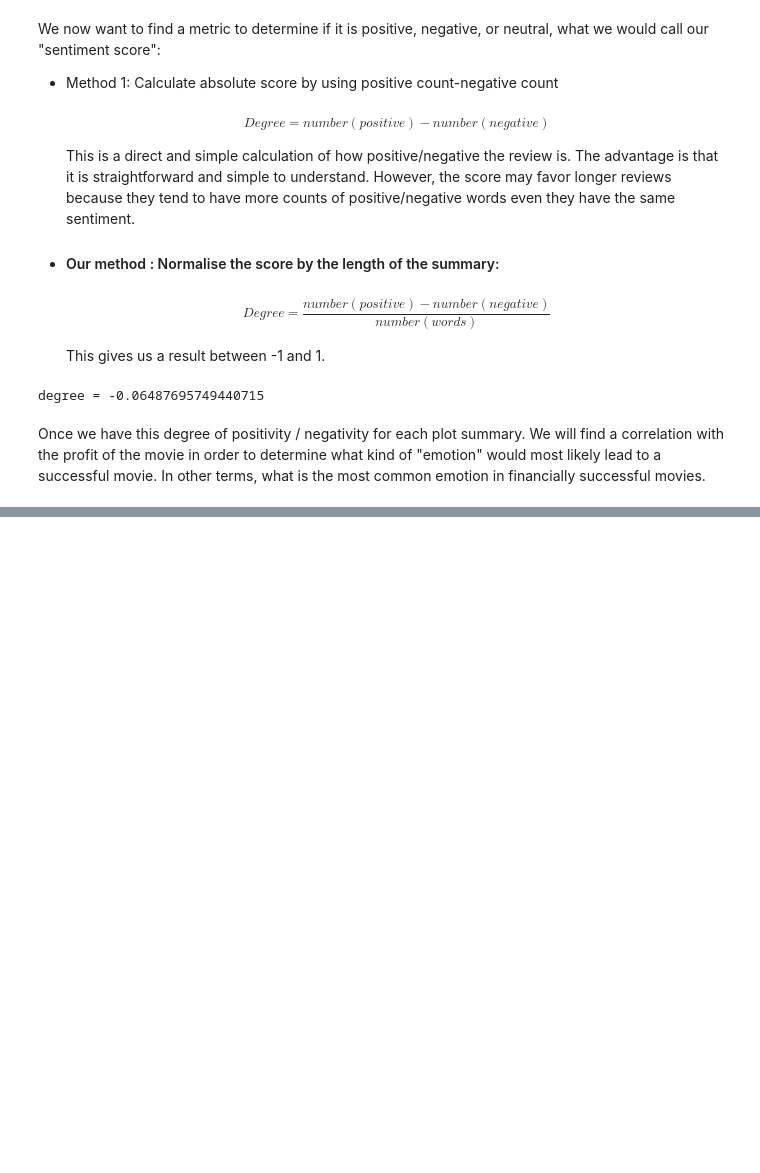
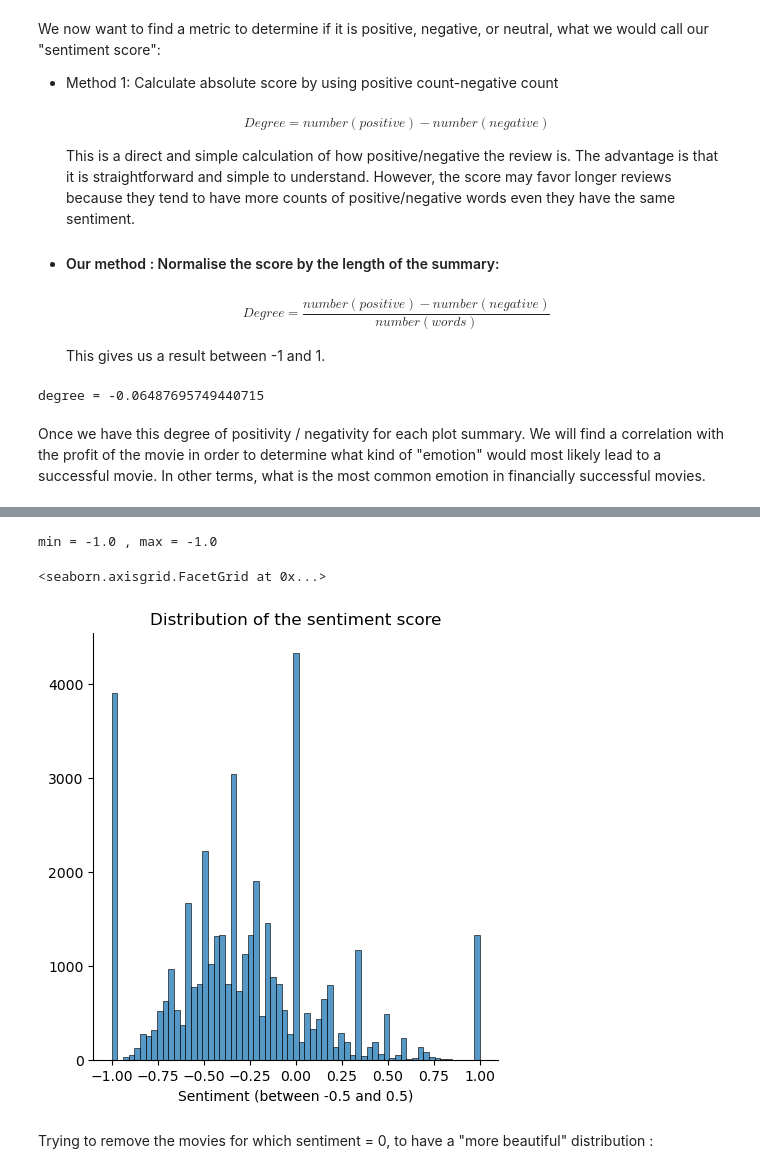
Before and after one commit to epfl-ada/ada-2022-project-mrjulia, a Jupyter notebook: Plot_summary.ipynb, the cells around one changed output, grey strips where cells are left out. Cells and saved outputs as stored; diff of their text form; code cells hidden in the pictures; blank space fills up the shorter version.

Commit message:
Final file plot_summary

```diff
--- a/Plot_summary.ipynb
+++ b/Plot_summary.ipynb
@@ -255,0 +199,27 @@ sns.displot(df_nonzero, x="Sentiment")
+# %%
+def compute_deg(text_string):
+    frequency = {}
+
+    match_pattern = re.findall(r"[\w']+", text_string)
+    match_pattern = [m for m in match_pattern if not m.istitle()]
+    match_pattern = [m for m in match_pattern if not m.isdigit()]
+
+    for word in match_pattern:
+        if word in stop_words:
+            continue
+        count = frequency.get(word,0)
+        frequency[word] = count + 1
+
+    frequency_list = frequency.keys()
+    len_neg = len(list(set(frequency_list) & set(negative_list)))
+    len_pos = len(list(set(frequency_list) & set(positive_list)))
+    len_total = len(frequency_list)
+
+    lenn = len_pos+len_neg
+    if(lenn==0):
+        degree = 0
+    else:
+        #degree = (len_pos-len_neg)/len_total
+        degree = (len_pos-len_neg)/(lenn)
+
+    return degree
@@ -255,0 +258,11 @@ sns.displot(df_nonzero, x="Sentiment")
+# %%
+print("min =", min(df_plot["Sentiment"]), ", max =", min(df_plot["Sentiment"]))
+# %% [output]
+min = -1.0 , max = -1.0
+# %%
+sns.displot(df_plot, x="Sentiment").set(title='Distribution of the sentiment score', ylabel="", xlabel="Sentiment (between -0.5 and 0.5)")
+# %% [output]
+<seaborn.axisgrid.FacetGrid at 0x...>
+[figure, added]
+# %% [markdown]
+Trying to remove the movies for which sentiment = 0, to have a "more beautiful" distribution :
```
Also changed, not shown: parts of 43 cells of this notebook.
